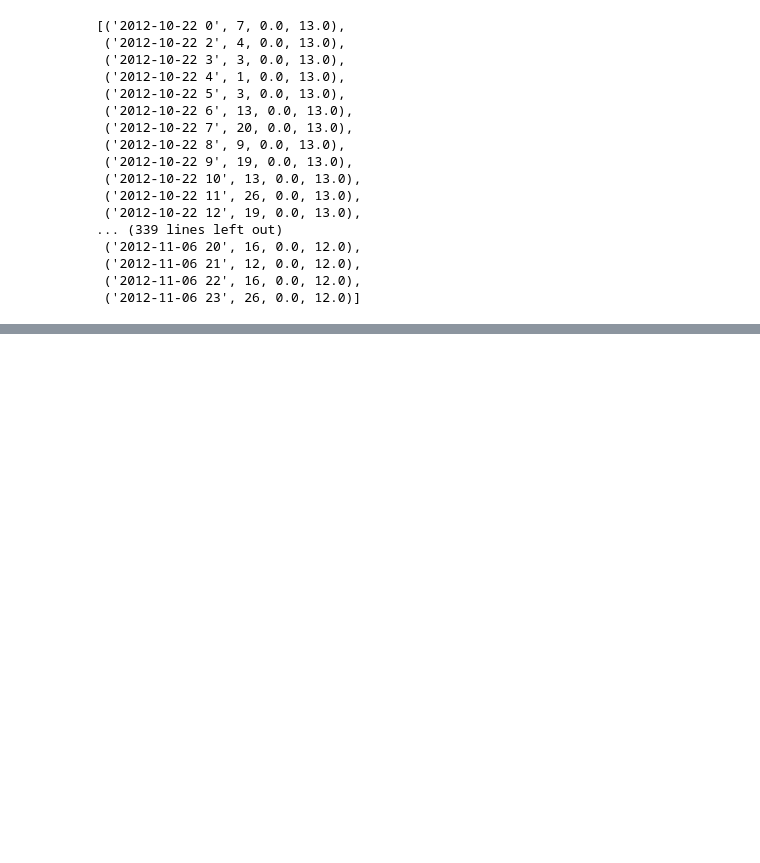
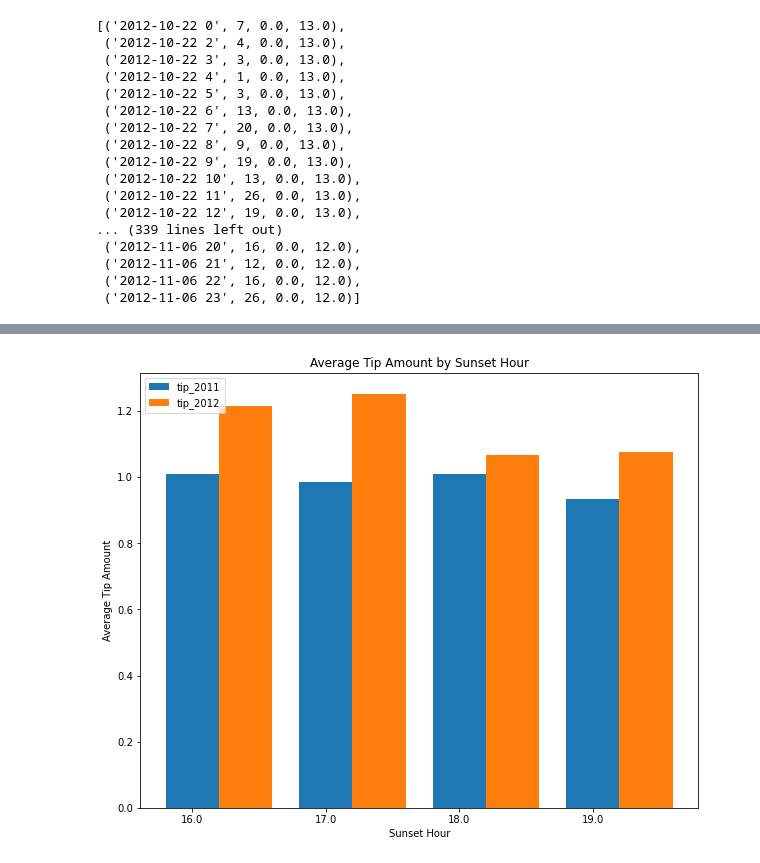
Before and after one commit to wangyf99/final-project, a Jupyter notebook: Group_project.ipynb, the cells around one changed output, grey strips where cells are left out. Cells and saved outputs as stored; diff of their text form; code cells hidden in the pictures; blank space fills up the shorter version.

```diff
--- a/Group_project.ipynb
+++ b/Group_project.ipynb
@@ -25,9 +29,9 @@ results_page = BeautifulSoup(response.content,'lxml')
 #### get data from January 2009 through June 2015
 # %%
 def get_taxi_link():
+    """Return an array of links of all taxi data from the website"""
     link_array = []
     pattern = r"(http.*yellow_tripdata_(20[0|1][0-9])-(0?\d*).parquet)"
-    # pattern = "https://d37ci6vzurychx.cloudfront.net/trip-data/yellow_tripdata_2015-01.parquet"
     match = re.findall(pattern, str(results_page))
     for i in match:
         if int(i[1]) < 2015:
@@ -56,7 +59,3 @@ link
  'https://d37ci6vzurychx.cloudfront.net/trip-data/yellow_tripdata_2009-10.parquet',
  'https://d37ci6vzurychx.cloudfront.net/trip-data/yellow_tripdata_2009-11.parquet',
  'https://d37ci6vzurychx.cloudfront.net/trip-data/yellow_tripdata_2009-12.parquet']
-# %%
-pattern = r"yellow.*.parquet"
-match = re.search(pattern, link[0])
-match.group()
@@ -964,0 +817,40 @@ save_query("q6_hurricane_precipitation.sql", query_6_hurricane_precipitation)
+# %%
+tip_df_2011 = pd.read_sql_query(query_7_popularity_sunset, engine)
+tip_df_2012 = pd.read_sql_query("""
+                                SELECT strftime("%H", s.sunset), avg(tip_amount)
+                                FROM sun_data as s
+                                JOIN taxi_data as t ON strftime("%Y-%m-%d", t.pickup_datetime) = s.date
+                                WHERE s.year = 2012
+                                group by strftime("%H", s.sunset)
+                                order by avg(tip_amount)
+                                """, engine)
+tip_df_2011.columns = ['sunset_hour', 'avg_tip_amt']
+tip_df_2012.columns = ['sunset_hour', 'avg_tip_amt']
+# %%
+tip_df_2011['sunset_hour'] = tip_df_2011['sunset_hour'].astype(float)
+tip_df_2012['sunset_hour'] = tip_df_2012['sunset_hour'].astype(float)
+# %%
+import matplotlib.pyplot as plt
+
+# Set the width of each bar
+width = 0.4
+fig = plt.figure(figsize=(10, 8))
+# Plot the first set of bars
+plt.bar(tip_df_2011['sunset_hour'], tip_df_2011['avg_tip_amt'], width=width, align='edge', label='tip_2011')
+
+# Plot the second set of bars with a small offset
+plt.bar(tip_df_2012['sunset_hour'] + width, tip_df_2012['avg_tip_amt'], width=width, align='edge', label='tip_2012')
+
+# Add labels and title
+plt.xlabel('Sunset Hour')
+plt.ylabel('Average Tip Amount')
+plt.title('Average Tip Amount by Sunset Hour')
+
+plt.legend(frameon=True, loc="upper left")
+# Adjust the x-axis tick marks
+plt.xticks(tip_df_2011['sunset_hour'] + width / 2, tip_df_2011['sunset_hour'])
+
+# Show the plot
+plt.show()
+# %% [output]
+[figure, added]
```
Also changed, not shown: parts of 60 cells of this notebook.
